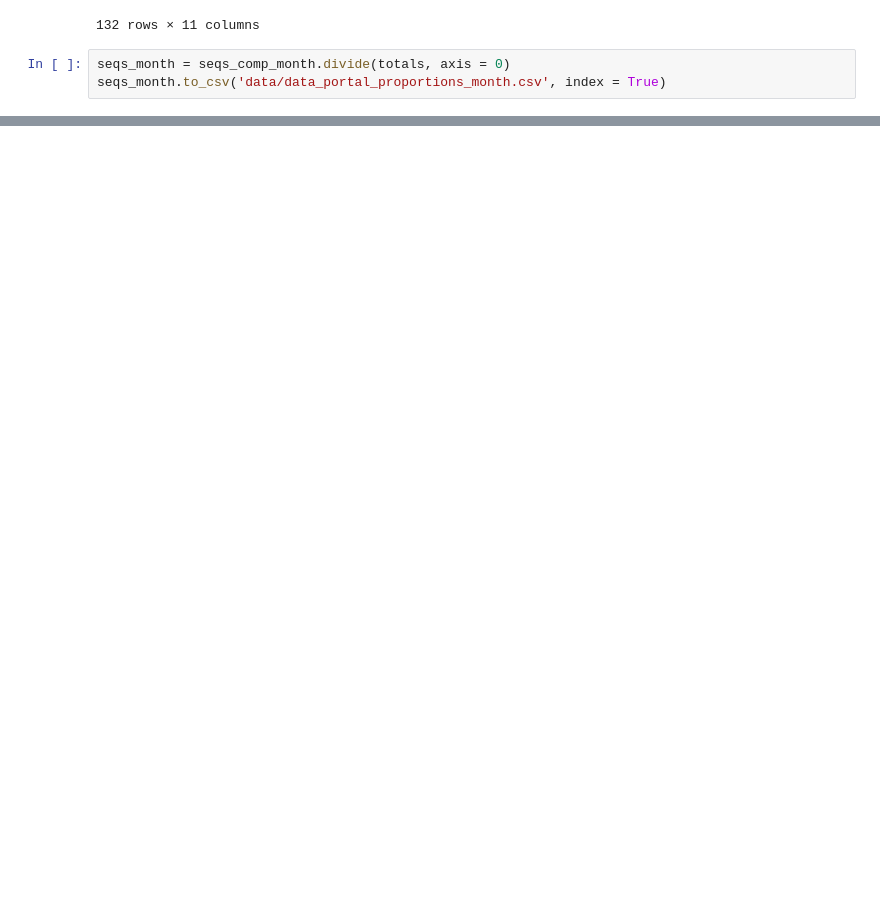
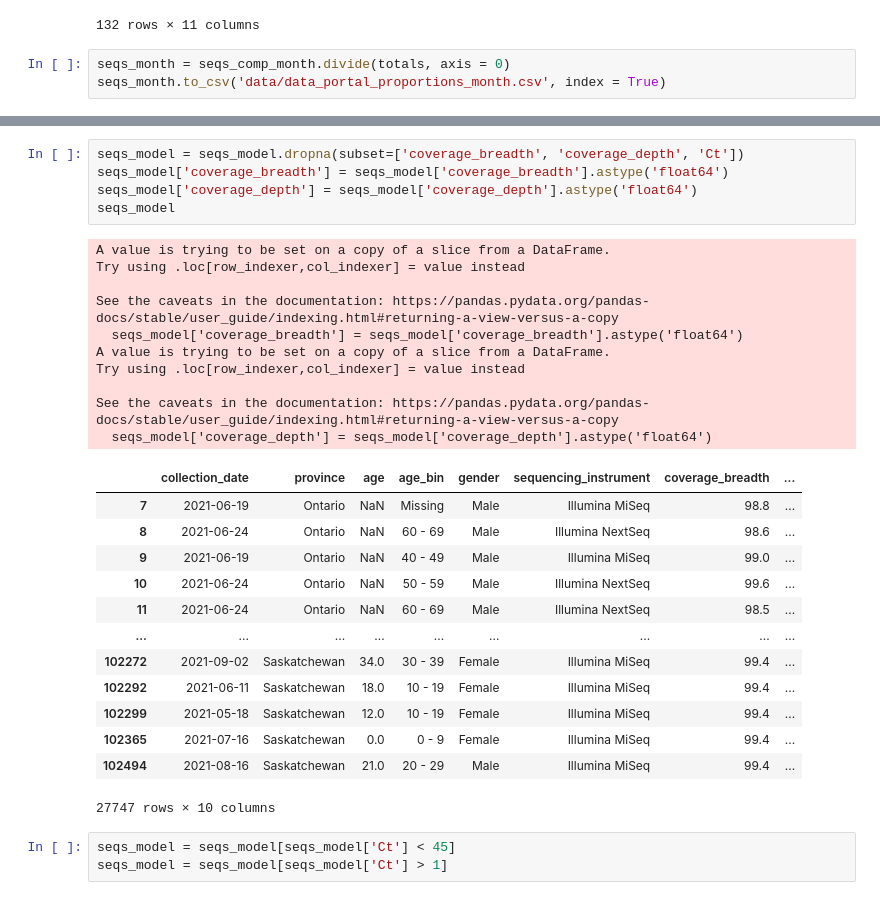
Before and after one commit to eringill/gisaid_uploads, a Jupyter notebook: data_portal_contents.ipynb, the cells around one changed output, grey strips where cells are left out. Cells and saved outputs as stored; diff of their text form; blank space fills up the shorter version.

```diff
--- a/data_portal_contents.ipynb
+++ b/data_portal_contents.ipynb
@@ -263,0 +314,32 @@ seqs_month.to_csv('data/data_portal_proportions_month.csv', index = True)
+# %%
+seqs_model = seqs_model.dropna(subset=['coverage_breadth', 'coverage_depth', 'Ct'])
+seqs_model['coverage_breadth'] = seqs_model['coverage_breadth'].astype('float64')
+seqs_model['coverage_depth'] = seqs_model['coverage_depth'].astype('float64')
+seqs_model
+# %% [output]
+A value is trying to be set on a copy of a slice from a DataFrame.
+Try using .loc[row_indexer,col_indexer] = value instead
+
+See the caveats in the documentation: https://pandas.pydata.org/pandas-docs/stable/user_guide/indexing.html#returning-a-view-versus-a-copy
+  seqs_model['coverage_breadth'] = seqs_model['coverage_breadth'].astype('float64')
+A value is trying to be set on a copy of a slice from a DataFrame.
+Try using .loc[row_indexer,col_indexer] = value instead
+
+See the caveats in the documentation: https://pandas.pydata.org/pandas-docs/stable/user_guide/indexing.html#returning-a-view-versus-a-copy
+  seqs_model['coverage_depth'] = seqs_model['coverage_depth'].astype('float64')
+|  | collection_date | province | age | age_bin | gender | sequencing_instrument | coverage_breadth | ... |
+| 7 | 2021-06-19 | Ontario | NaN | Missing | Male | Illumina MiSeq | 98.8 | ... |
+| 8 | 2021-06-24 | Ontario | NaN | 60 - 69 | Male | Illumina NextSeq | 98.6 | ... |
+| 9 | 2021-06-19 | Ontario | NaN | 40 - 49 | Male | Illumina MiSeq | 99.0 | ... |
+| 10 | 2021-06-24 | Ontario | NaN | 50 - 59 | Male | Illumina NextSeq | 99.6 | ... |
+| 11 | 2021-06-24 | Ontario | NaN | 60 - 69 | Male | Illumina NextSeq | 98.5 | ... |
+| ... | ... | ... | ... | ... | ... | ... | ... | ... |
+| 102272 | 2021-09-02 | Saskatchewan | 34.0 | 30 - 39 | Female | Illumina MiSeq | 99.4 | ... |
+| 102292 | 2021-06-11 | Saskatchewan | 18.0 | 10 - 19 | Female | Illumina MiSeq | 99.4 | ... |
+| 102299 | 2021-05-18 | Saskatchewan | 12.0 | 10 - 19 | Female | Illumina MiSeq | 99.4 | ... |
+| 102365 | 2021-07-16 | Saskatchewan | 0.0 | 0 - 9 | Female | Illumina MiSeq | 99.4 | ... |
+| 102494 | 2021-08-16 | Saskatchewan | 21.0 | 20 - 29 | Male | Illumina MiSeq | 99.4 | ... |
+27747 rows × 10 columns
+# %%
+seqs_model = seqs_model[seqs_model['Ct'] < 45]
+seqs_model = seqs_model[seqs_model['Ct'] > 1]
```
Also changed, not shown: parts of 4 cells of this notebook.
